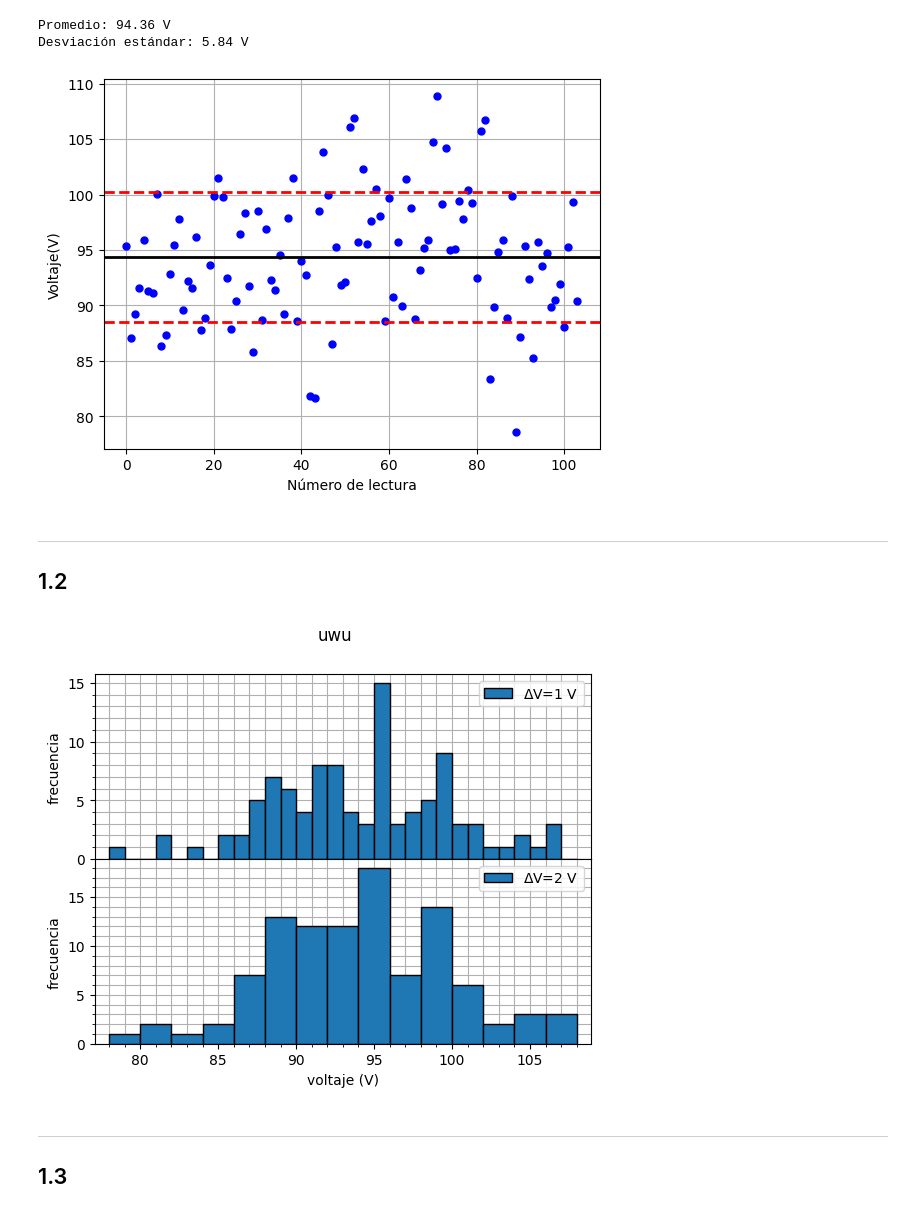
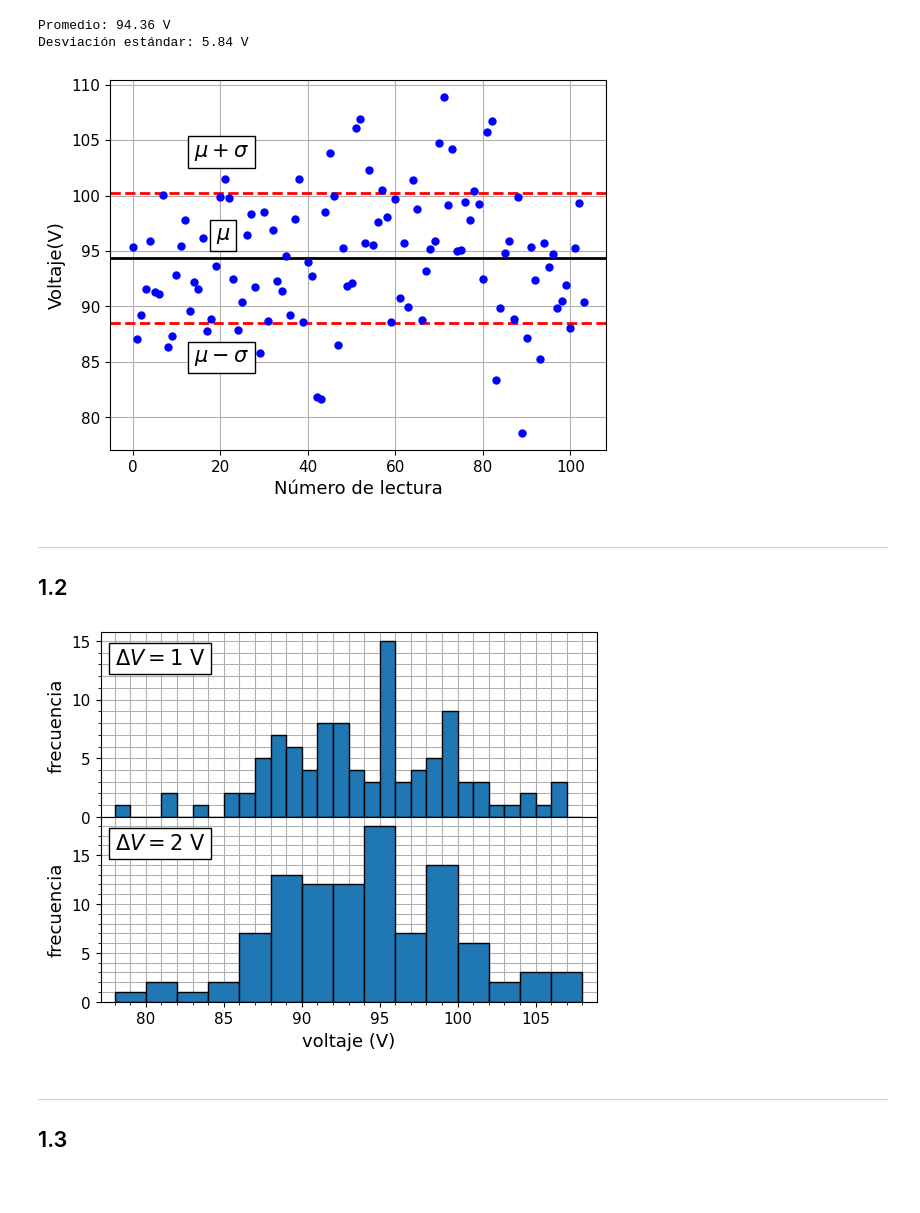
Before and after one commit to dangarciahe/ProblemasExperimental, a Jupyter notebook: Punto1.ipynb, the cells around one changed output. Drawn from its saved outputs; the diff is of its cells as text; code cells hidden in the pictures; blank space fills up the shorter version.

```diff
--- a/Punto1.ipynb
+++ b/Punto1.ipynb
@@ -34,19 +34,24 @@ print(f'Desviación estándar: {sigma:0.2f} V')
 Promedio: 94.36 V
 Desviación estándar: 5.84 V
 # %%
-plt.plot(datos["lectura"], datos["voltaje(V)"], 'bo', markersize=5)
 plt.figsize=(7, 6),
 plt.axhline(y=mu, color='black', linestyle='-', linewidth=2)
-plt.axhline(y=mu+sigma, color='red', linestyle='--', linewidth=2) ## Falta agregar esta info en la grafica
+plt.axhline(y=mu+sigma, color='red', linestyle='--', linewidth=2)
 plt.axhline(y=mu-sigma, color='red', linestyle='--', linewidth=2)
+plt.plot(datos["lectura"], datos["voltaje(V)"], 'bo', markersize=5)
+plt.xticks(size=11)
+plt.yticks(size=11)
 
-
-plt.xlabel("Número de lectura")
-plt.ylabel("Voltaje(V)")
+plt.xlabel("Número de lectura", fontsize=13)
+plt.ylabel("Voltaje(V)", fontsize=13)
 plt.grid()
+plt.text(19,96,r"$\mu$", fontsize=15, bbox=dict(facecolor='white', alpha=1.0))
+plt.text(14,103.5,r"$\mu + \sigma$", fontsize=15, bbox=dict(facecolor='white', alpha=1.0))
+plt.text(14,85,r"$\mu - \sigma$", fontsize=15, bbox=dict(facecolor='white', alpha=1.0))
+plt.savefig("voltajes.pdf")
 plt.show()
 # %% [output]
-[figure, old version]
+[figure, new version]
 # %% [markdown]
 ---
 ## 1.2
@@ -61,39 +66,45 @@ Delta = vmax-vmin
 
 
 V1_bins = np.linspace(int(vmin), int(vmax), int(Delta/delta1)+1)
 V2_bins = np.linspace(int(vmin), int(vmax), int(Delta/delta2)+1)
 
 V1_hist, V1_bins = np.histogram(datos["voltaje(V)"], bins=V1_bins)
 V2_hist, V2_bins = np.histogram(datos["voltaje(V)"], bins=V2_bins)
 
 
 center1 = (V1_bins[:-1] + V1_bins[1:]) / 2
 center2 = (V2_bins[:-1] + V2_bins[1:]) / 2
 
 fig = plt.figure()
 gs = fig.add_gridspec(2, hspace=0) # Sin espacio entre las gráficas
 axis = gs.subplots(sharex=True, sharey=False)
 
 
-fig.suptitle("uwu")
+#fig.suptitle("uwu")
 axis[0].bar(center1, V1_hist, label=f"$\Delta$V=1 V", width=delta1, edgecolor="black")
 axis[1].bar(center2, V2_hist, label=f"$\Delta$V=2 V", width=delta2, edgecolor="black")
 
 for ii in range (len(axis)):
-    axis[ii].set(ylabel="frecuencia")
-    axis[ii].legend()
+    axis[ii].set_ylabel("frecuencia",size=13)
+    axis[ii].tick_params(axis="both", labelsize=11)
+    #axis[ii].legend()
     axis[ii].label_outer() #Quita los ticks de las gráficas no fronteras
     axis[ii].minorticks_on()
     axis[ii].grid(which="both")
     axis[ii].set_axisbelow(True)
 
 
+
+axis[0].text(78, 13, r"$\Delta V = 1$ V",fontsize=15, bbox=dict(facecolor='white', alpha=1.0))
+axis[1].text(78, 15.6, r"$\Delta V = 2$ V",fontsize=15, bbox=dict(facecolor='white', alpha=1.0))
+
+
 plt.xlim(int(vmin) - (vmax-vmin)*0.03, int(vmax) + (vmax-vmin)*0.03)
-plt.xlabel("voltaje (V)")
-#plt.savefig("12.pdf")
+plt.xlabel("voltaje (V)", fontsize=13)
+plt.savefig("histogramas.pdf")
 plt.show()
 # %% [output]
-[figure, old version]
+[figure, new version]
 # %% [markdown]
 ---
 ## 1.3
```
Also changed, not shown: 5 other files.
